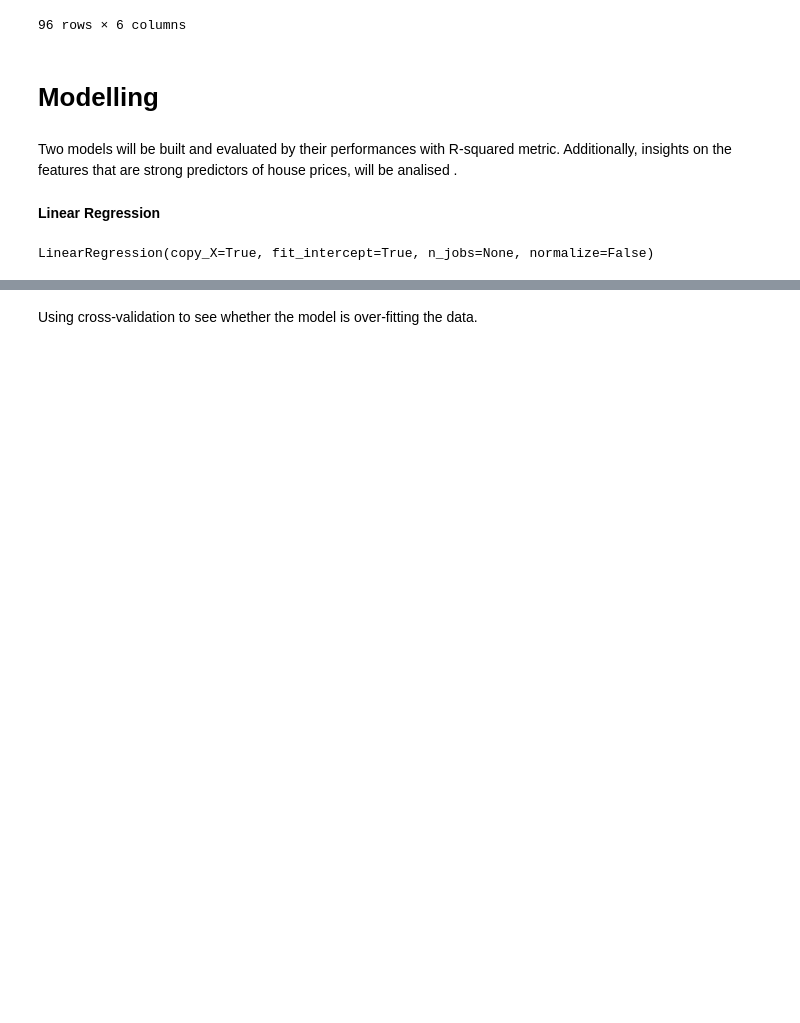
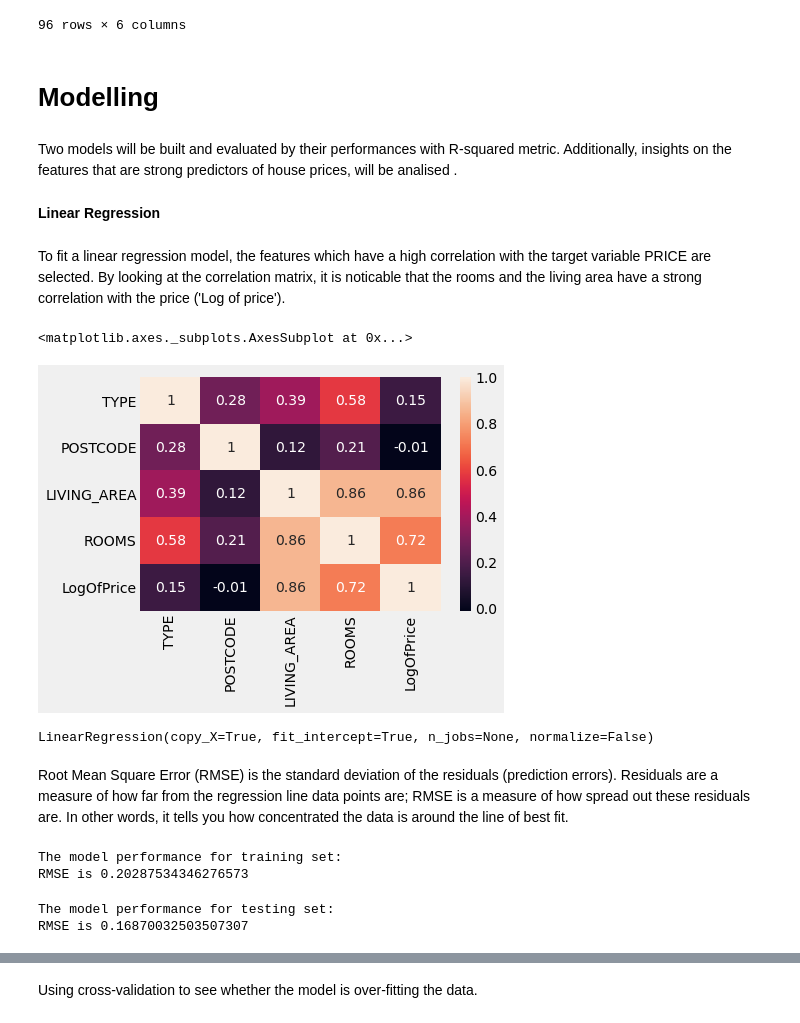
Before and after one commit to jaklin99/Hosing-Price-Predictor, a Jupyter notebook: HousingPredictor_Scrape_Final.ipynb, the cells around one changed output, grey strips where cells are left out. Cells and saved outputs as stored; diff of their text form; code cells hidden in the pictures; blank space fills up the shorter version.

```diff
--- a/HousingPredictor_Scrape_Final.ipynb
+++ b/HousingPredictor_Scrape_Final.ipynb
@@ -626,12 +633,42 @@ df.isnull()
 Two models will be built and evaluated by their performances with R-squared metric. Additionally, insights on the features that are strong predictors of house prices, will be analised .
 # %% [markdown]
 **Linear Regression**
+# %% [markdown]
+To fit a linear regression model, the features which have a high correlation with the target variable PRICE are selected. By looking at the correlation matrix, it is noticable that the rooms and the living area have a strong correlation with the price ('Log of price').
+# %%
+correlation_matrix = df.corr().round(2)
+# annot = True to print the values inside the square
+sns.heatmap(data=correlation_matrix, annot=True)
+# %% [output]
+<matplotlib.axes._subplots.AxesSubplot at 0x...>
+[figure, added]
 # %%
 lr = LinearRegression()
 # fit optimal linear regression line on training data
 lr.fit((X_train),y_train)
 # %% [output]
 LinearRegression(copy_X=True, fit_intercept=True, n_jobs=None, normalize=False)
+# %% [markdown]
+Root Mean Square Error (RMSE) is the standard deviation of the residuals (prediction errors). Residuals are a measure of how far from the regression line data points are; RMSE is a measure of how spread out these residuals are. In other words, it tells you how concentrated the data is around the line of best fit.
+# %%
+# model evaluation for training set
+y_train_predict = lr.predict(X_train)
+rmse = (np.sqrt(mean_squared_error(y_train, y_train_predict)))
+
+print("The model performance for training set:")
+print('RMSE is {}'.format(rmse))
+# %% [output]
+The model performance for training set:
+RMSE is 0.20287534346276573
+# %%
+# model evaluation for testing set
+y_test_predict = lr.predict(X_test)
+rmse = (np.sqrt(mean_squared_error(y_test, y_test_predict)))
+print("The model performance for testing set:")
+print('RMSE is {}'.format(rmse))
+# %% [output]
+The model performance for testing set:
+RMSE is 0.16870032503507307
 # %%
 #predict y_values using X_test set
 yr_hat = lr.predict(X_test)
```
Also changed, not shown: parts of 59 cells of this notebook, 2 other files.
